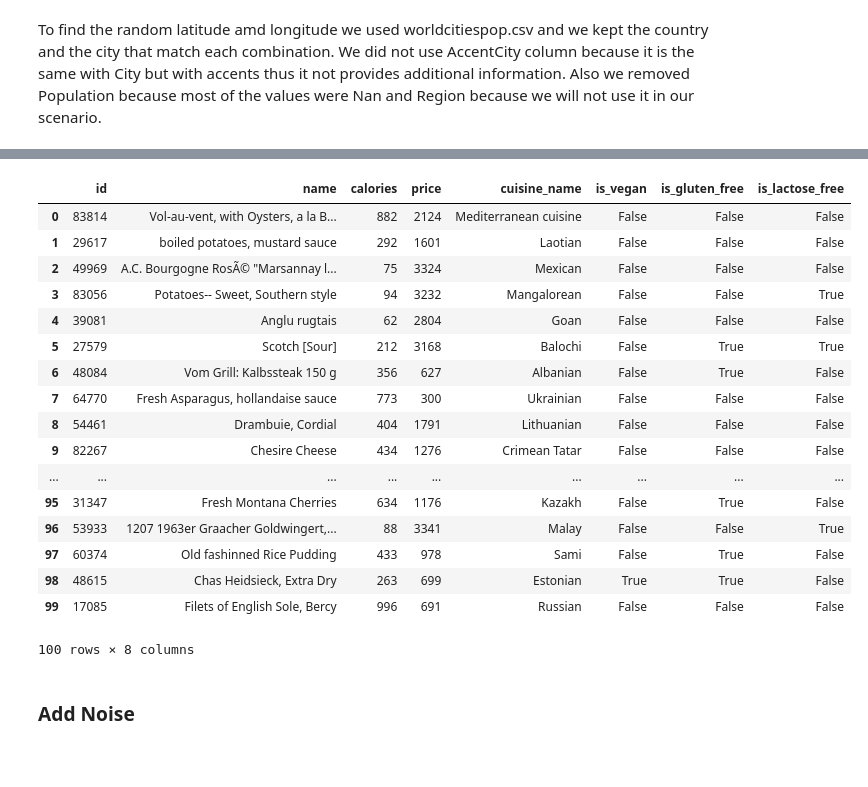
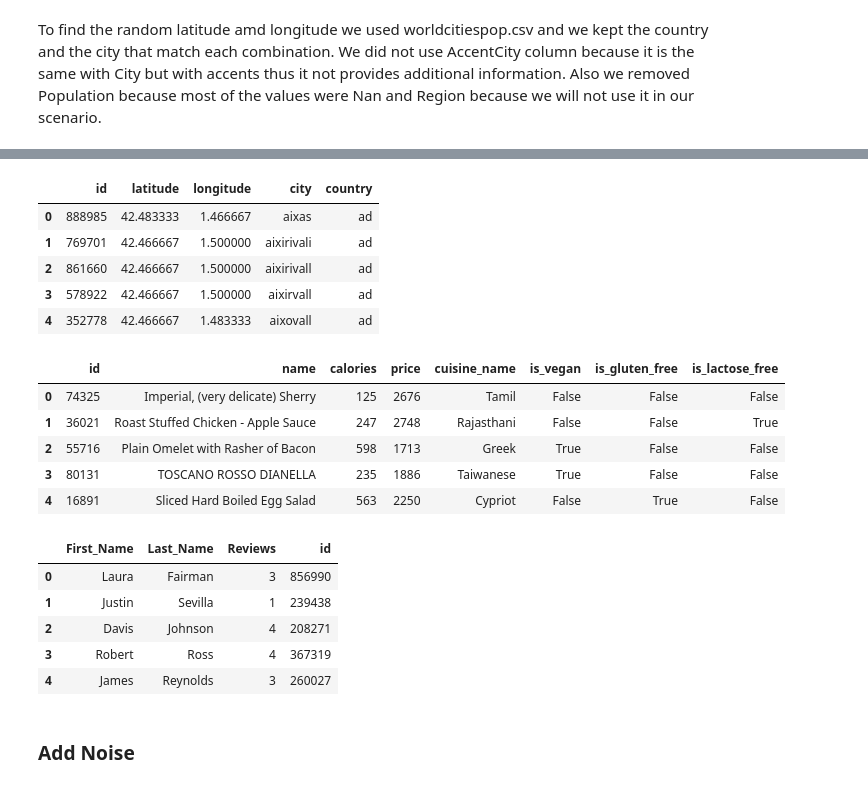
Before and after one commit to evsantor/data_minig, a Jupyter notebook: data_mining_2.ipynb, the cells around one changed output, grey strips where cells are left out. Cells and saved outputs as stored; diff of their text form; code cells hidden in the pictures; blank space fills up the shorter version.

Commit message:
data cleaning process almost done

```diff
--- a/data_mining_2.ipynb
+++ b/data_mining_2.ipynb
@@ -116,12 +91,19 @@ coordinates['longitude'] = df_ll['Longitude']
 coordinates['city'] = df_ll['City']
 coordinates['country'] = df_ll['Country']
 
-coordinates
+coordinates.head(5)
+# %% [output]
+|  | id | latitude | longitude | city | country |
+| 0 | 888985 | 42.483333 | 1.466667 | aixas | ad |
+| 1 | 769701 | 42.466667 | 1.500000 | aixirivali | ad |
+| 2 | 861660 | 42.466667 | 1.500000 | aixirivall | ad |
+| 3 | 578922 | 42.466667 | 1.500000 | aixirvall | ad |
+| 4 | 352778 | 42.466667 | 1.483333 | aixovall | ad |
 # %%
 speciality_df = pd.DataFrame(columns = [ 'id', 'name', 'calories', 'price', 'cuisine_name', 'is_vegan',
                                         'is_gluten_free', 'is_lactose_free'])
 
-specialityNamesList = [line.strip() for line in open("specialyNames.txt", 'r', encoding="utf8")]
+specialityNamesList = [line.strip() for line in open("specialityNames.txt", 'r', encoding="utf8")]
 cuisineNamesList = [line.strip() for line in open("cuisineNames.txt", 'r', encoding="utf8")]
 
 speciality_df['id'] = restaurant_df['sid']
@@ -134,23 +116,11 @@ for i in range(restaurant_df.shape[0]):
     speciality_df.loc[i]['is_gluten_free'] = random.randrange(100) < 15
     speciality_df.loc[i] ['is_lactose_free'] = random.randrange(100) < 15
 # %%
-speciality_df
+speciality_df.head(5)
 # %% [output]
 |  | id | name | calories | price | cuisine_name | is_vegan | is_gluten_free | is_lactose_free |
-| 0 | 83814 | Vol-au-vent, with Oysters, a la B... | 882 | 2124 | Mediterranean cuisine | False | False | False |
-| 1 | 29617 | boiled potatoes, mustard sauce | 292 | 1601 | Laotian | False | False | False |
-| 2 | 49969 | A.C. Bourgogne RosÃ© "Marsannay l... | 75 | 3324 | Mexican | False | False | False |
-| 3 | 83056 | Potatoes-- Sweet, Southern style | 94 | 3232 | Mangalorean | False | False | True |
-| 4 | 39081 | Anglu rugtais | 62 | 2804 | Goan | False | False | False |
-| 5 | 27579 | Scotch [Sour] | 212 | 3168 | Balochi | False | True | True |
-| 6 | 48084 | Vom Grill: Kalbssteak 150 g | 356 | 627 | Albanian | False | True | False |
-| 7 | 64770 | Fresh Asparagus, hollandaise sauce | 773 | 300 | Ukrainian | False | False | False |
-| 8 | 54461 | Drambuie, Cordial | 404 | 1791 | Lithuanian | False | False | False |
-| 9 | 82267 | Chesire Cheese | 434 | 1276 | Crimean Tatar | False | False | False |
-| ... | ... | ... | ... | ... | ... | ... | ... | ... |
-| 95 | 31347 | Fresh Montana Cherries | 634 | 1176 | Kazakh | False | True | False |
-| 96 | 53933 | 1207 1963er Graacher Goldwingert,... | 88 | 3341 | Malay | False | False | True |
-| 97 | 60374 | Old fashinned Rice Pudding | 433 | 978 | Sami | False | True | False |
-| 98 | 48615 | Chas Heidsieck, Extra Dry | 263 | 699 | Estonian | True | True | False |
-| 99 | 17085 | Filets of English Sole, Bercy | 996 | 691 | Russian | False | False | False |
+| 0 | 74325 | Imperial, (very delicate) Sherry | 125 | 2676 | Tamil | False | False | False |
+| 1 | 36021 | Roast Stuffed Chicken - Apple Sauce | 247 | 2748 | Rajasthani | False | False | True |
+| 2 | 55716 | Plain Omelet with Rasher of Bacon | 598 | 1713 | Greek | True | False | False |
+| 3 | 80131 | TOSCANO ROSSO DIANELLA | 235 | 1886 | Taiwanese | True | False | False |
+| 4 | 16891 | Sliced Hard Boiled Egg Salad | 563 | 2250 | Cypriot | False | True | False |
-100 rows × 8 columns
@@ -160,3 +127,18 @@ review_df = pd.DataFrame(columns= ['id', 'name', 'rating', 'description'])
+# %%
+reviews_df = pd.DataFrame(columns=['First_Name','Last_Name','Reviews'])
+
+for i in range(100):
+    reviews_df.loc[i] = [names.get_first_name(), names.get_last_name(), np.random.randint(1,5)]
+
+reviews_df['id'] = restaurant_df['rid']
+reviews_df.head(5)
+# %% [output]
+|  | First_Name | Last_Name | Reviews | id |
+| 0 | Laura | Fairman | 3 | 856990 |
+| 1 | Justin | Sevilla | 1 | 239438 |
+| 2 | Davis | Johnson | 4 | 208271 |
+| 3 | Robert | Ross | 4 | 367319 |
+| 4 | James | Reynolds | 3 | 260027 |
 # %% [markdown]
 ### Add Noise
 # %% [markdown]
```
Also changed, not shown: parts of 16 cells of this notebook, 1 other file.
